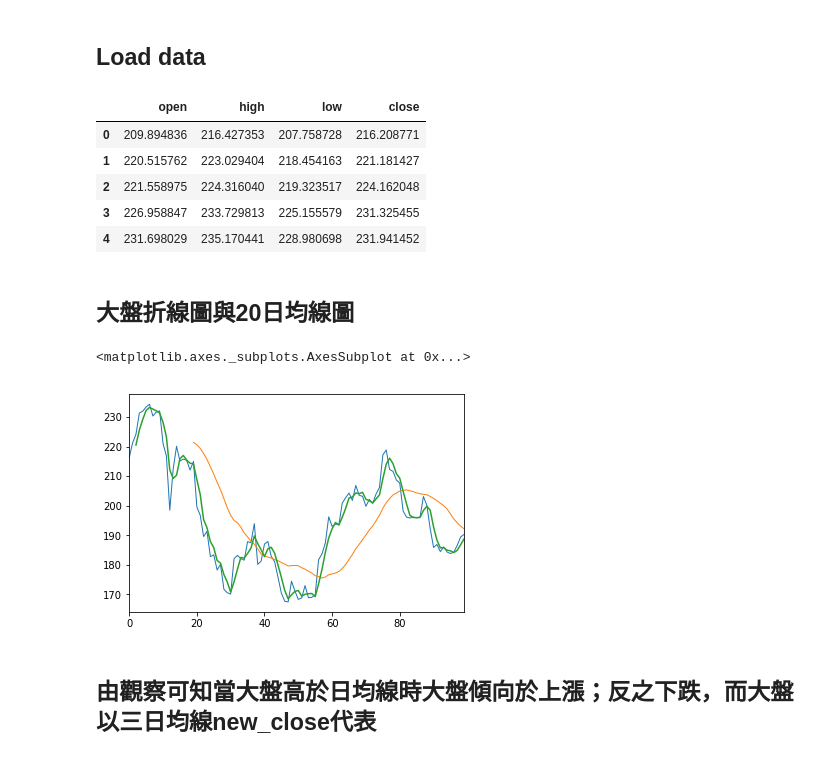
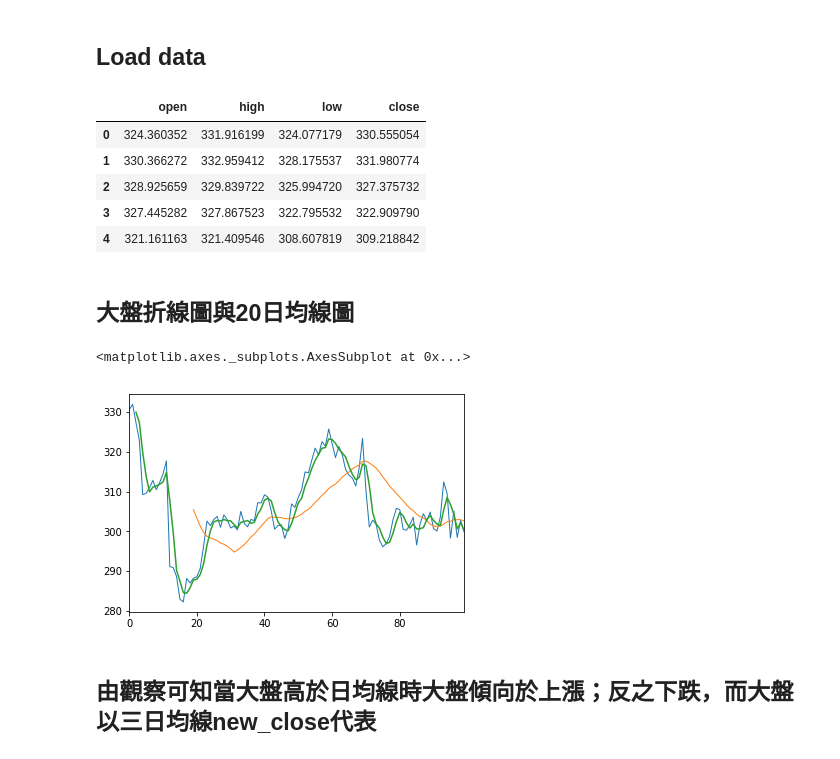
Before and after one commit to baker12355/Autotrading, a Jupyter notebook: trader.ipynb, the cells around one changed output. Saved outputs shown, nothing was run; the diff lists cells and outputs as text; code cells hidden in the pictures.

```diff
--- a/trader.ipynb
+++ b/trader.ipynb
@@ -5,17 +5,17 @@ import pandas as pd
 # %% [markdown]
 ## Load data
 # %%
-traning_data = pd.read_csv('testing.csv', delim_whitespace=False, header=None)
+traning_data = pd.read_csv('testing_data.csv', delim_whitespace=False, header=None)
 columns=['open','high','low','close']
 traning_data.columns = columns       #setting columns
 traning_data.head()
 # %% [output]
 |  | open | high | low | close |
-| 0 | 209.894836 | 216.427353 | 207.758728 | 216.208771 |
-| 1 | 220.515762 | 223.029404 | 218.454163 | 221.181427 |
-| 2 | 221.558975 | 224.316040 | 219.323517 | 224.162048 |
-| 3 | 226.958847 | 233.729813 | 225.155579 | 231.325455 |
-| 4 | 231.698029 | 235.170441 | 228.980698 | 231.941452 |
+| 0 | 324.360352 | 331.916199 | 324.077179 | 330.555054 |
+| 1 | 330.366272 | 332.959412 | 328.175537 | 331.980774 |
+| 2 | 328.925659 | 329.839722 | 325.994720 | 327.375732 |
+| 3 | 327.445282 | 327.867523 | 322.795532 | 322.909790 |
+| 4 | 321.161163 | 321.409546 | 308.607819 | 309.218842 |
 # %% [markdown]
 ## 大盤折線圖與20日均線圖
 # %%
@@ -29,7 +29,7 @@ sma.head(100).plot(linewidth=1)
 new_close.head(100).plot()
 # %% [output]
 <matplotlib.axes._subplots.AxesSubplot at 0x...>
-[figure, old version]
+[figure, new version]
 # %% [markdown]
 ## 由觀察可知當大盤高於日均線時大盤傾向於上漲；反之下跌，而大盤以三日均線new_close代表
 # %% [markdown]
```
Also changed, not shown: parts of 3 cells of this notebook.
